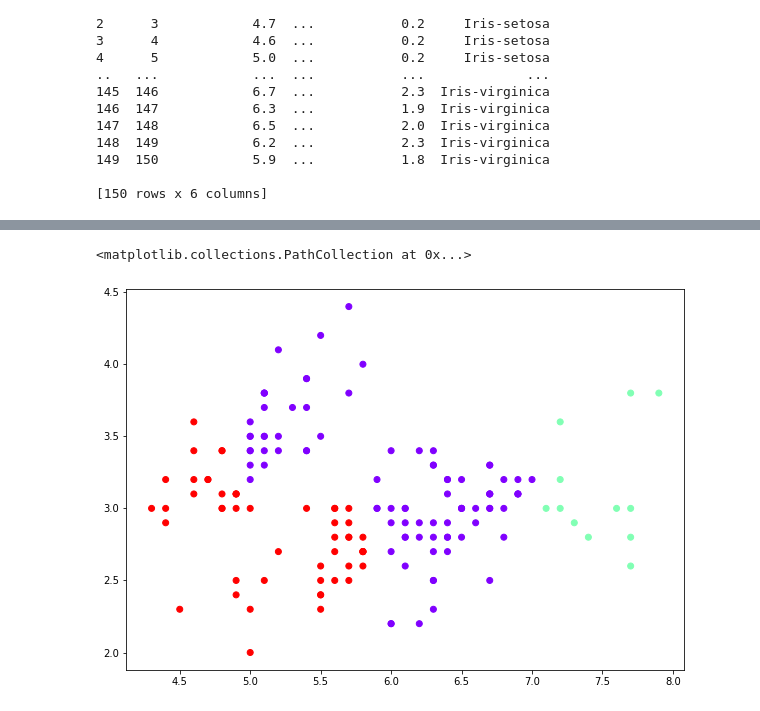
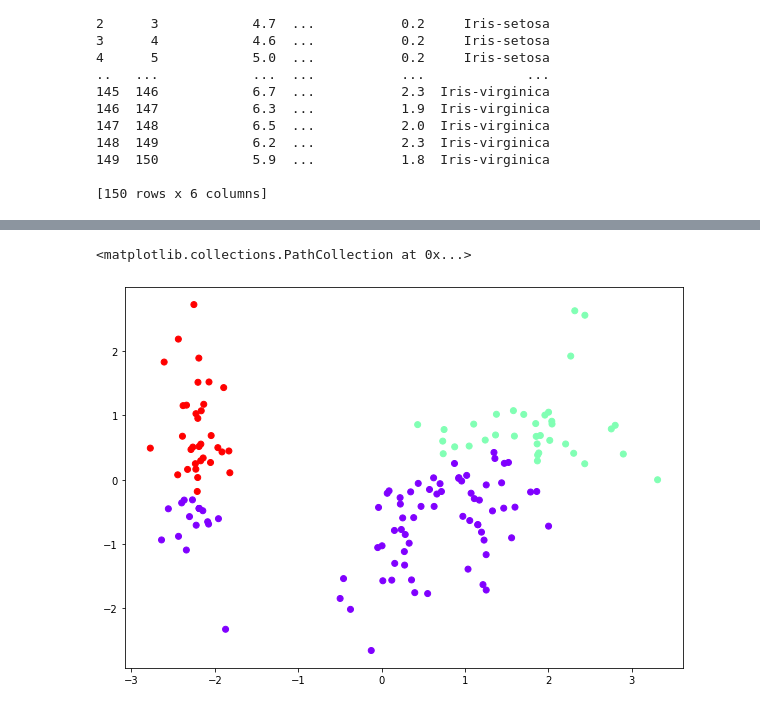
Before and after one commit to Sxbxn/Data_Mining-Study, a Jupyter notebook: HCA_iris.ipynb, the cells around one changed output, grey strips where cells are left out. Cells and saved outputs as stored; diff of their text form; code cells hidden in the pictures.

```diff
--- a/HCA_iris.ipynb
+++ b/HCA_iris.ipynb
@@ -73,0 +29,7 @@ dend = shc.dendrogram(shc.linkage(data, method='average'))
+# %%
+from sklearn.preprocessing import StandardScaler
+
+scaler = StandardScaler()
+result = scaler.fit_transform(x)
+data_scaled = pd.DataFrame(result)
+data_scaled.describe()
@@ -73,0 +46,8 @@ dend = shc.dendrogram(shc.linkage(data, method='average'))
+# %%
+from sklearn.decomposition import PCA
+
+pca = PCA(n_components=2)
+result = pca.fit_transform(data_scaled)
+
+result = pd.DataFrame(result, columns=["x", "y"])
+result
@@ -73,0 +68,3 @@ dend = shc.dendrogram(shc.linkage(data, method='average'))
+# %%
+feature = result[['x','y']]
+print(feature)
@@ -73,0 +86,7 @@ dend = shc.dendrogram(shc.linkage(data, method='average'))
+# %%
+from sklearn.cluster import AgglomerativeClustering
+
+cluster_2 = AgglomerativeClustering(n_clusters=3, affinity='euclidean', linkage='single')
+cluster_2.fit_predict(feature)
+plt.figure(figsize=(10, 7))
+plt.scatter(feature.iloc[:,0], feature.iloc[:,1], c=cluster_2.labels_, cmap='rainbow')
@@ -74,13 +96,13 @@ dend = shc.dendrogram(shc.linkage(data, method='average'))
 # %%
 from sklearn.cluster import AgglomerativeClustering
 
 cluster_1 = AgglomerativeClustering(n_clusters=3, affinity='euclidean', linkage='complete')
-cluster_1.fit_predict(data)
+cluster_1.fit_predict(feature)
 plt.figure(figsize=(10, 7))
-plt.scatter(data[:,0], data[:,1], c=cluster_1.labels_, cmap='rainbow')
+plt.scatter(feature.iloc[:,0], feature.iloc[:,1], c=cluster_1.labels_, cmap='rainbow')
 # %% [output]
 <matplotlib.collections.PathCollection at 0x...>
-[figure, old version]
+[figure, new version]
 # %%
 from sklearn.cluster import AgglomerativeClustering
 
```
Also changed, not shown: parts of 12 cells of this notebook.
